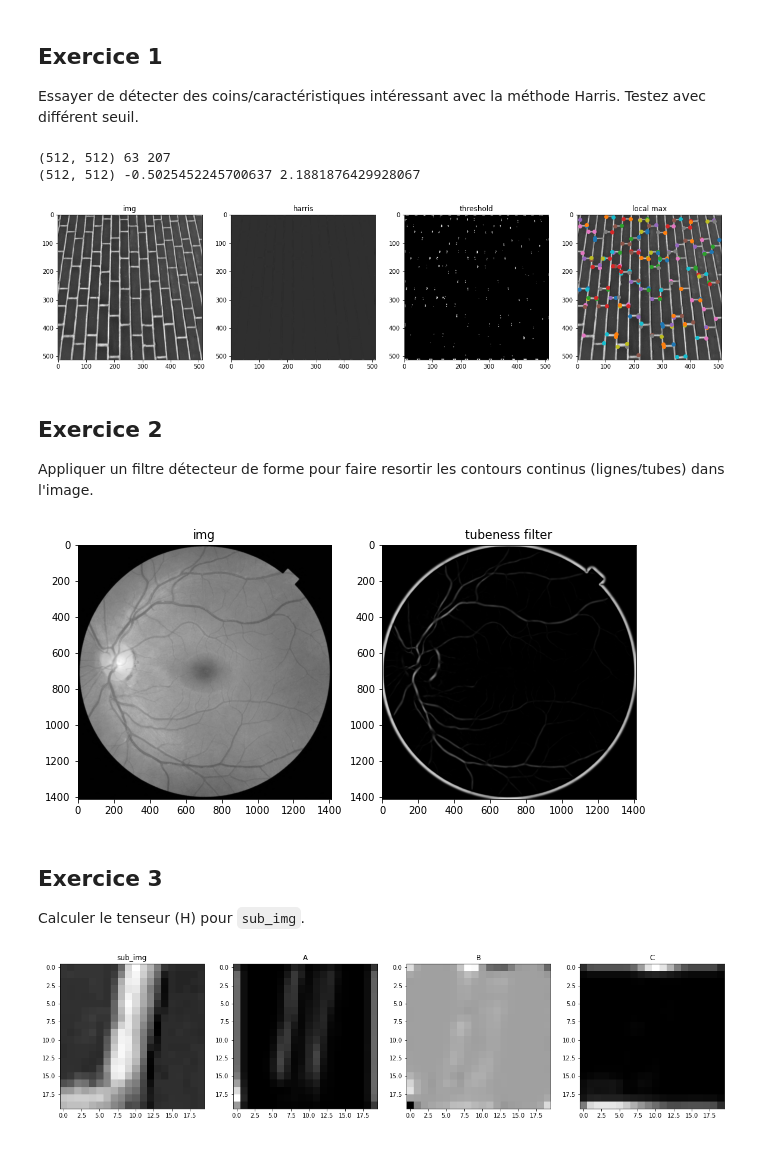
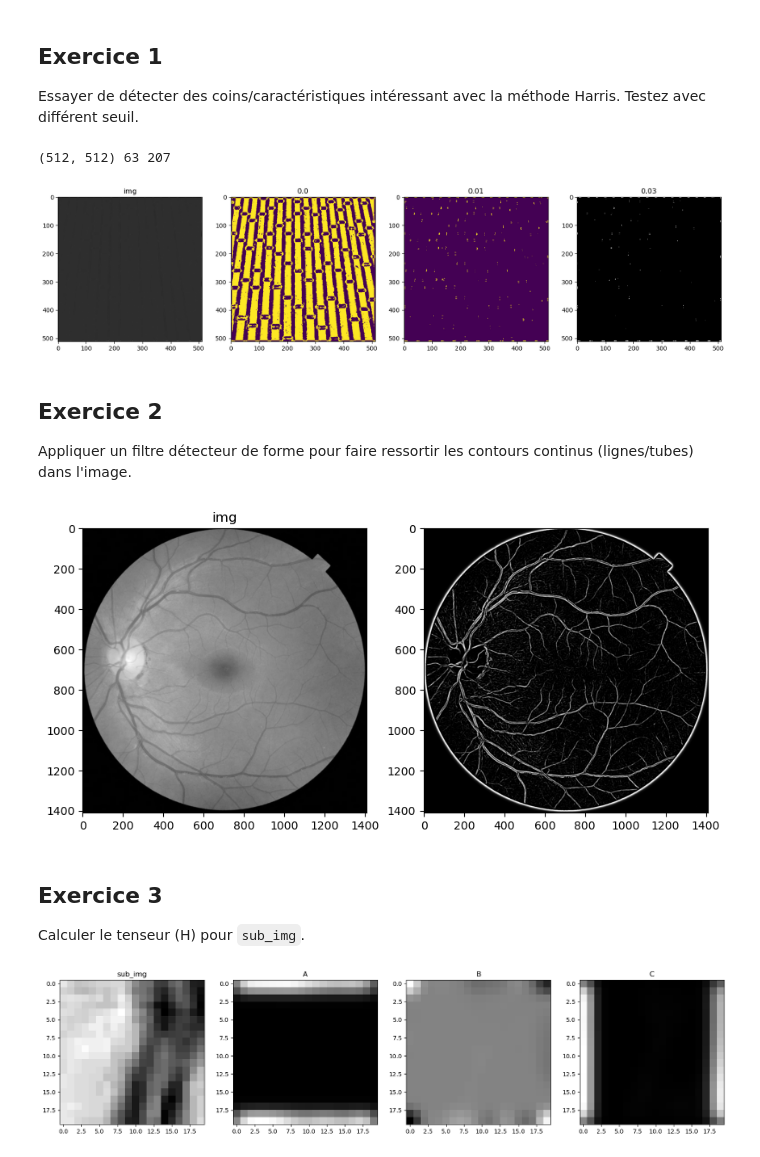
Before and after one commit to zervald/Lab-INF600F, a Jupyter notebook: lab10/Lab9.ipynb, the cells around one changed output. Saved outputs shown, nothing was run; the diff lists cells and outputs as text; code cells hidden in the pictures.

```diff
--- a/lab10/Lab9.ipynb
+++ b/lab10/Lab9.ipynb
@@ -11,31 +11,46 @@ Essayer de détecter des coins/caractéristiques intéressant avec la méthode H
 # %%
 img = data.brick()
 print(img.shape, img.min(), img.max())
 
-plt.figure(figsize=(20, 20))
+plt.figure(figsize=(20, 5))
 
-plt.subplot(141); plt.imshow(img, cmap="gray"); plt.title('img')
+plt.subplot(141); plt.imshow(feature.corner_harris(img), cmap="gray"); plt.title('img')
 
-...
+fig = feature.corner_harris(img )
+s1 = fig > 0.0
+plt.subplot(142)
+plt.imshow(s1)
+plt.title("0.0")
+
+s2 = fig > 0.01
+plt.subplot(143)
+plt.imshow(s2)
+plt.title("0.01")
+
+s3 = fig > 0.03
+plt.subplot(144)
+plt.imshow(s3, cmap="gray")
+plt.title("0.03")
 
 plt.show()
 # %% [output]
 (512, 512) 63 207
-(512, 512) -0.5025452245700637 2.1881876429928067
-[figure, old version]
+[figure, new version]
 # %% [markdown]
 ## Exercice 2
-Appliquer un filtre détecteur de forme pour faire resortir les contours continus (lignes/tubes) dans l'image.
+Appliquer un filtre détecteur de forme pour faire ressortir les contours continus (lignes/tubes) dans l'image.
 # %%
 img = data.retina().mean(axis=2)
 plt.figure(figsize=(10, 10))
 plt.subplot(121); plt.imshow(img, cmap="gray"); plt.title("img")
 
-...
+plt.subplot(122)
+fig = filters.frangi(img, sigmas=(5,10,2))
+plt.imshow(fig, cmap="grey")
 
 plt.show()
 # %% [output]
-[figure, old version]
+[figure, new version]
 # %% [markdown]
 ## Exercice 3
 Calculer le tenseur (H) pour `sub_img`.
@@ -46,8 +61,12 @@ plt.figure(figsize=(20, 20))
 
 plt.subplot(141); plt.imshow(sub_img, cmap='gray'); plt.title('sub_img')
 
-...
+A, B, C = feature=structure_tensor(sub_img)
+
+plt.subplot(142); plt.imshow(A, cmap='gray'); plt.title('A')
+plt.subplot(143); plt.imshow(B, cmap='gray'); plt.title('B')
+plt.subplot(144); plt.imshow(C, cmap='gray'); plt.title('C')
 
 plt.show()
 # %% [output]
-[figure, old version]
+[figure, new version]
```
